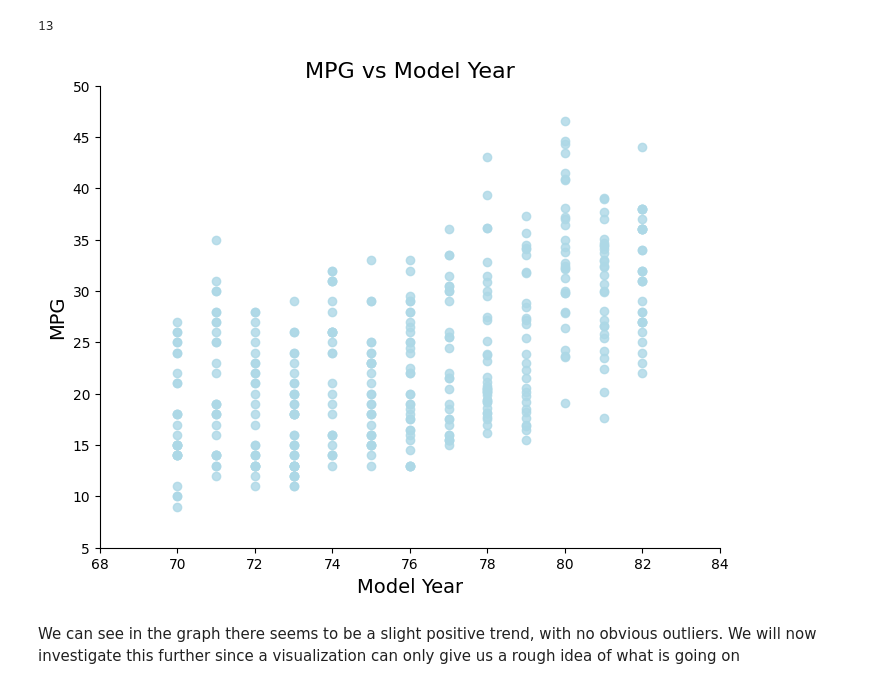
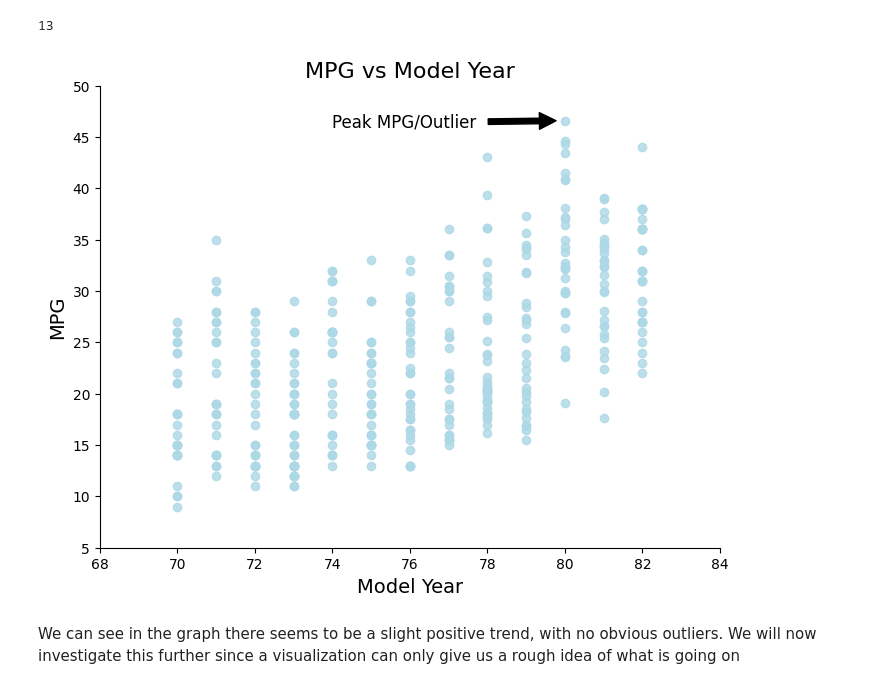
Before and after one commit to adenletchworth/Auto-MPG-Data-Analysis, a Jupyter notebook: dataAnalysis.ipynb, the cells around one changed output. Cells and saved outputs as stored; diff of their text form; code cells hidden in the pictures.

```diff
--- a/dataAnalysis.ipynb
+++ b/dataAnalysis.ipynb
@@ -78,34 +78,36 @@ plt.gca().spines['right'].set_visible(False)
 
 plt.xlim(68,84) # Scales our graph
 plt.ylim(5,50)
 
 plt.xlabel('Model Year',fontsize=14) # Gives our axes a label
 plt.ylabel('MPG',fontsize=14)
 
 plt.title('MPG vs Model Year',fontsize=16) # Gives our plot a title
 
 writer = PillowWriter(fps=2) # Creates our animation object with a slow speed of 2 fps
 
 x_list = [] # define empty x list
 y_list = [] # define empty y list
 
 x_set = sorted(set(x)) # find all unique values
 
 with writer.saving(fig,'Model_Year_vs_MPG.gif',100): # creates gif file
     for year in x_set: # for every unique year (ordered)
 
         y_values = df.loc[df['Model Year'] == year, 'MPG'].tolist() # get all the y values corresponding to that year (x)
 
         x_list.extend([year]*len(y_values)) # add the year (x) to the list for every y value associated with it
         y_list.extend(y_values) # add y values to list
 
         scatter.set_offsets(np.column_stack((x_list,y_list))) # creates scatterplot with those lists
 
         writer.grab_frame() # adds this frame to the gif
 
+plt.annotate('Peak MPG/Outlier', xy=(80, 46.6), xytext=(74, 46), fontsize=12,arrowprops=dict(facecolor='black',shrink=.1)) # adds the Peak MPG arrow
+
 plt.show() # displays graph
 # %% [output]
-[figure, old version]
+[figure, new version]
 # %% [markdown]
 We can see in the graph there seems to be a slight positive trend, with no obvious outliers. We will now investigate this further since a visualization can only give us a rough idea of what is going on
 # %%
```
Also changed, not shown: parts of 1 cell of this notebook.
